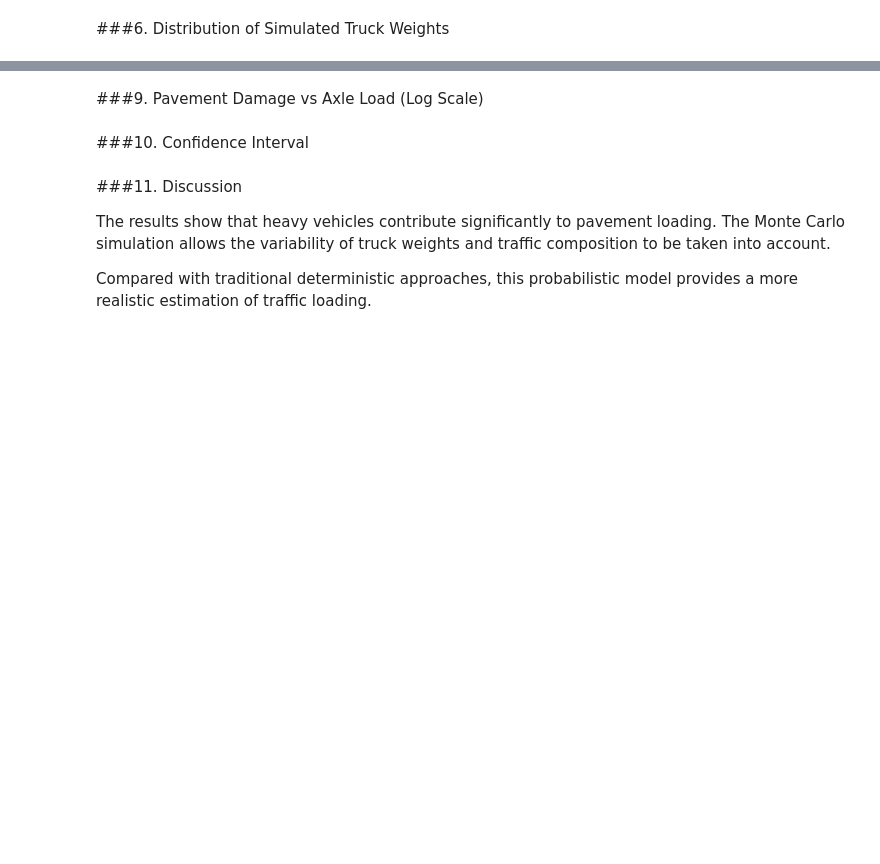
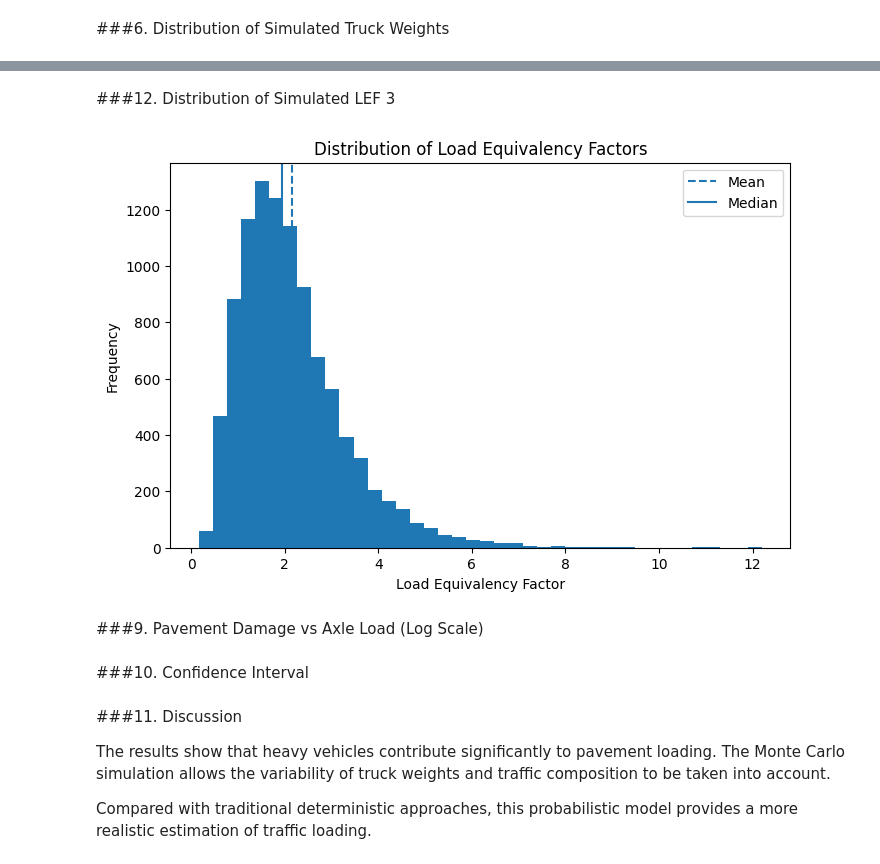
Before and after one commit to borisyotsov/traffic-load-equivalency-model, a Jupyter notebook: notebooks/Final_Project.ipynb, the cells around one changed output, grey strips where cells are left out. Saved outputs shown, nothing was run; the diff lists cells and outputs as text; code cells hidden in the pictures; blank space fills up the shorter version.

```diff
--- a/notebooks/Final_Project.ipynb
+++ b/notebooks/Final_Project.ipynb
@@ -269,0 +297,8 @@ plt.show()
+# %%
+LEF_OA1 = (60/100)**4 + (100/100)**4
+LEF_OA2 = (70/100)**4 + (115/100)**4
+
+Axle_weights["LEF_OA1"] = Axle_weights["LEF_100kN"] / LEF_OA1
+Axle_weights["LEF_OA2"] = Axle_weights["LEF_100kN"] / LEF_OA2
+
+Axle_weights
@@ -286,11 +368,0 @@ As the number of simulations increases, the estimated mean value converges to th
-# %%
-running_mean = []
-values = []
-
-for i in range(20000):
-
-    axle_load = np.random.normal(120,25)
-    lef = (axle_load/100)**4
-
-    values.append(lef)
-    running_mean.append(np.mean(values))
@@ -310,3 +403,25 @@ plt.show()
+# %% [markdown]
+###12. Distribution of Simulated LEF 3
+# %%
+plt.figure(figsize=(8,5))
+
+plt.hist(simulated_lef, bins=40)
+
+plt.axvline(mean_lef, linestyle='dashed', label="Mean")
+
+plt.axvline(median_lef, linestyle='solid', label="Median")
+
+plt.xlabel("Load Equivalency Factor")
+
+plt.ylabel("Frequency")
+
+plt.title("Distribution of Load Equivalency Factors")
+
+plt.legend()
+
+plt.show()
+# %% [output]
+[figure, added]
 # %% [markdown]
 ###9. Pavement Damage vs Axle Load (Log Scale)
 # %% [markdown]
```
Also changed, not shown: parts of 17 cells of this notebook.
